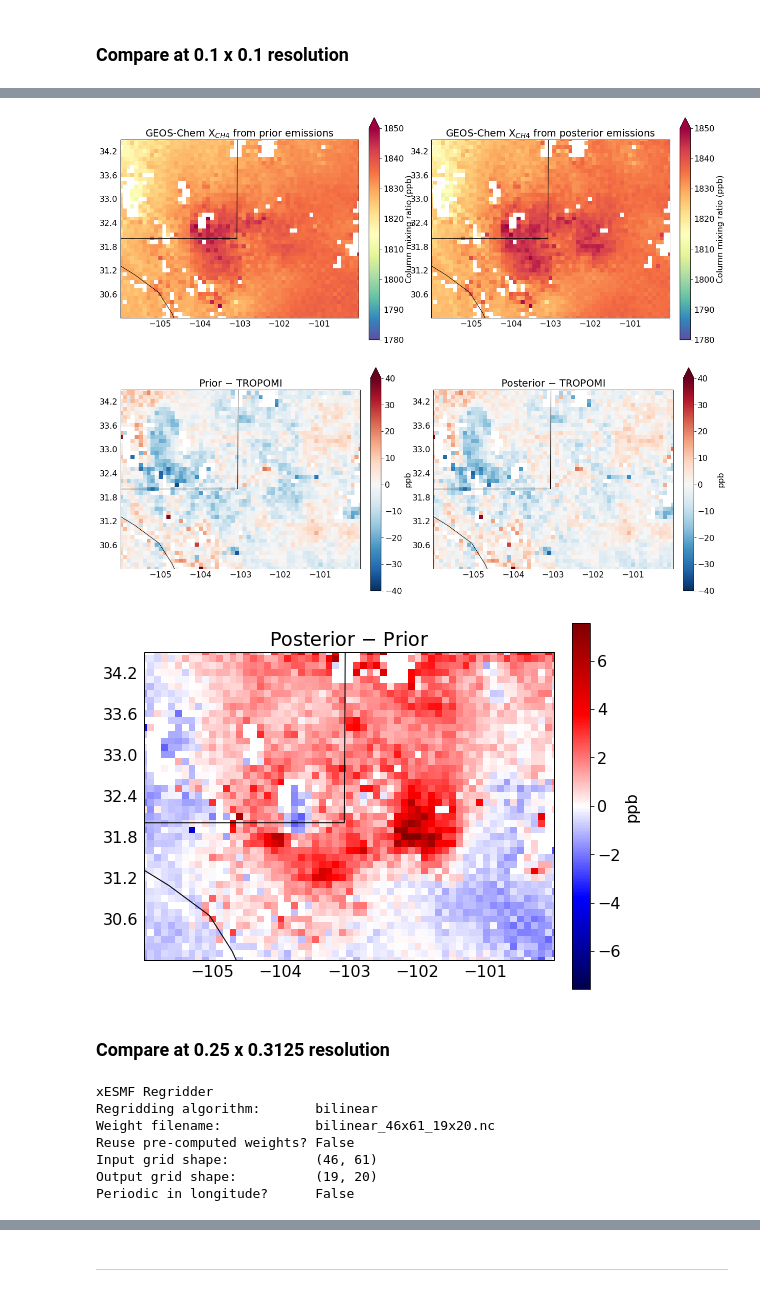
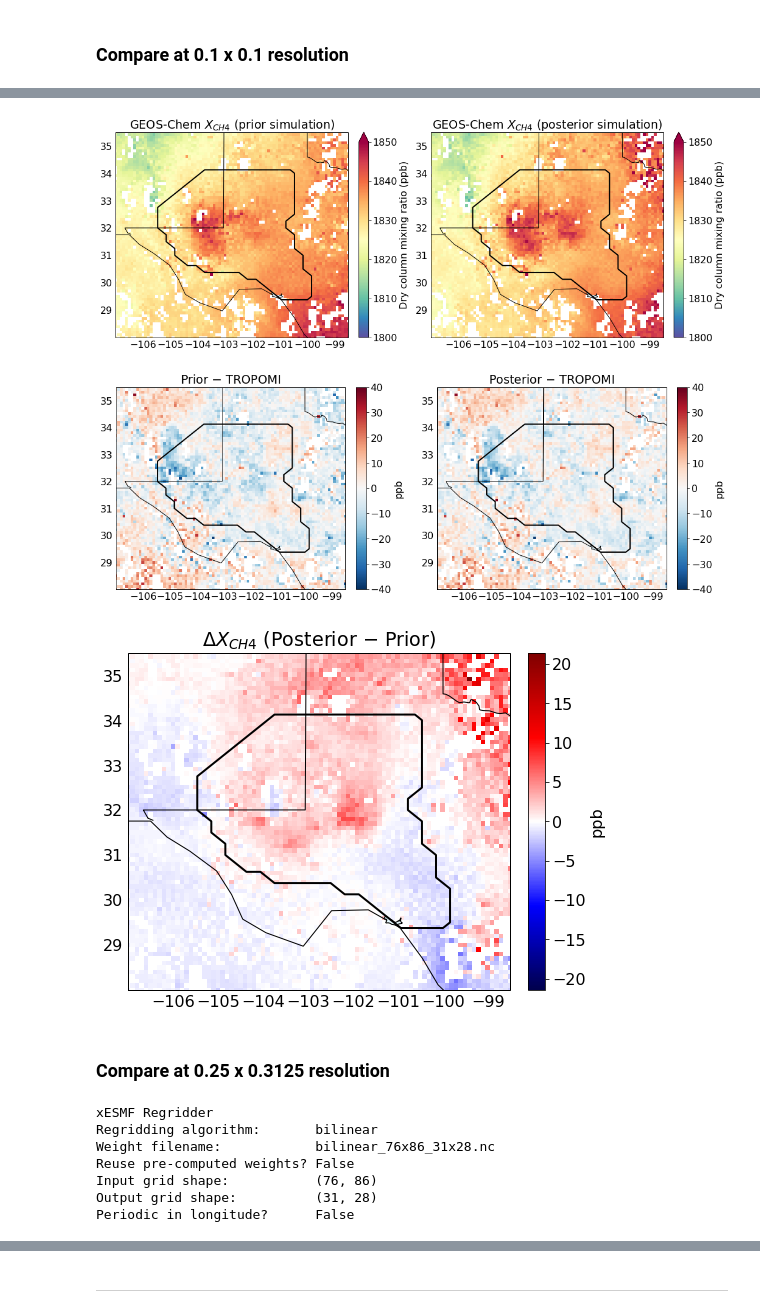
Before and after one commit to ACMG-CH4/CH4_TROPOMI_INV, a Jupyter notebook: visualization_notebook.ipynb, the cells around one changed output, grey strips where cells are left out. Saved outputs shown, nothing was run; the diff lists cells and outputs as text; code cells hidden in the pictures.

```diff
--- a/visualization_notebook.ipynb
+++ b/visualization_notebook.ipynb
@@ -14,8 +16,19 @@ import colorcet as cc
+# %%
+# Set the number of buffer elements in the state vector
+nbuff = 8 # Default 8, modify if necessary
+
+# Open the state vector file
+state_vector_filepath = './../Clusters_permian_kmeans.nc'   #### FIX: Hard-coded, Permian filepath
+state_vector = xr.open_dataset(state_vector_filepath)
+state_vector_labels = state_vector['Clusters']              #### FIX: Remove "clusters" language
+
+# Identify the last element of the region of interest
+last_ROI_cluster = int(state_vector_labels.values.max() - nbuff) #
 # %% [markdown]
 # Plotting functions
 # %%
 def plot_field(ax, field, cmap, plot_type='pcolormesh', lon_bounds=None, lat_bounds=None,
-               levels=21, vmin=None, vmax=None, title=None, cbar_label=None, only_ROI=False):
+               levels=21, vmin=None, vmax=None, title=None, cbar_label=None, mask=None, only_ROI=False):
     #### FIX: Comment function
 
     # Select map features
@@ -30,7 +43,6 @@ def plot_field(ax, field, cmap, plot_type='pcolormesh', lon_bounds=None, lat_bou
     # Show only ROI values?
     if only_ROI:
         field = field.where((state_vector_labels <= last_ROI_cluster))
-        #### FIX? Requires pre-defined state_vector_labels and last_ROI_cluster
 
     # Plot
     if plot_type == 'pcolormesh':
@@ -51,6 +63,10 @@ def plot_field(ax, field, cmap, plot_type='pcolormesh', lon_bounds=None, lat_bou
         extent = [lon_bounds[0], lon_bounds[1], lat_bounds[0], lat_bounds[1]]
         ax.set_extent(extent, crs=ccrs.PlateCarree())
 
+    # Show boundary of ROI?
+    if mask is not None:
+        mask.plot.contour(levels=1,colors='k',linewidths=2,ax=ax);
+
     # Remove duplicated axis labels
     gl = ax.gridlines(crs=ccrs.PlateCarree(), draw_labels=True, alpha=0)
     gl.ylabels_right = False
@@ -97,6 +107,9 @@ mean_lat = np.mean(state_vector.lat.values)
 window_radius = 5 # degrees
 lon_bounds = [mean_lon-window_radius, mean_lon+window_radius]
 lat_bounds = [mean_lat-window_radius, mean_lat+window_radius]
+# %%
+# Define mask for ROI, to be used later
+mask = (state_vector_labels <= last_ROI_cluster)
 # %% [markdown]
 ### Prior and Posterior emissions
 # %%
@@ -205,9 +213,9 @@ DOFS = 10.847433316047644
 # %% [markdown]
 # Compare TROPOMI and GEOS-Chem columns
 # %%
-# Redefine lat/lon bounds
-lat_bounds = [30,34.5]
-lon_bounds = [-106,-100]
+# Shrink the lat/lon bounds
+lat_bounds = [28, 35.5]
+lon_bounds = [-107, -98.5]
 # %%
 # Get observed and GEOS-Chem-simulated TROPOMI columns
 files = np.sort(os.listdir(satdat_dir))
@@ -310,47 +321,47 @@ plot_field(ax, ds['tropomi'], cmap='Spectral_r', plot_type='imshow',
 # %%
 # Mean prior and posterior GEOS-Chem XCH4 columns on 0.1 x 0.1 grid
-fig = plt.figure(figsize=(20,8))
+fig = plt.figure(figsize=(17,6.2))
 ax1, ax2 = fig.subplots(1,2,subplot_kw={'projection': ccrs.PlateCarree()})
 
 plot_field(ax1, ds['geos_prior'], cmap='Spectral_r', plot_type='imshow',
-           vmin=1780, vmax=1850, lon_bounds=lon_bounds, lat_bounds=lat_bounds,
-           title='GEOS-Chem X$_{CH4}$ from prior emissions', cbar_label='Column mixing ratio (ppb)',
-           only_ROI=False)
+           vmin=1800, vmax=1850, lon_bounds=lon_bounds, lat_bounds=lat_bounds,
+           title='GEOS-Chem $X_{CH4}$ (prior simulation)', cbar_label='Dry column mixing ratio (ppb)',
+           mask=mask, only_ROI=False)
 
 plot_field(ax2, ds['geos_posterior'], cmap='Spectral_r', plot_type='imshow',
-           vmin=1780, vmax=1850, lon_bounds=lon_bounds, lat_bounds=lat_bounds,
-           title='GEOS-Chem X$_{CH4}$ from posterior emissions', cbar_label='Column mixing ratio (ppb)',
-           only_ROI=False)
+           vmin=1800, vmax=1850, lon_bounds=lon_bounds, lat_bounds=lat_bounds,
+           title='GEOS-Chem $X_{CH4}$ (posterior simulation)', cbar_label='Dry column mixing ratio (ppb)',
+           mask=mask, only_ROI=False)
 # %% [output]
-[figure, old version]
+[figure, new version]
 # %%
 # Plot differences between GEOS-Chem and TROPOMI XCH4
-fig = plt.figure(figsize=(20,8))
+fig = plt.figure(figsize=(17,6))
 ax1, ax2 = fig.subplots(1,2,subplot_kw={'projection': ccrs.PlateCarree()})
 
 plot_field(ax1, ds['diff_tropomi_prior'], cmap='RdBu_r', plot_type='imshow',
            vmin=-40, vmax=40, lon_bounds=lon_bounds, lat_bounds=lat_bounds,
            title='Prior $-$ TROPOMI', cbar_label='ppb',
-           only_ROI=False)
+           mask=mask, only_ROI=False)
 
 plot_field(ax2, ds['diff_tropomi_posterior'], cmap='RdBu_r', plot_type='imshow',
            vmin=-40, vmax=40, lon_bounds=lon_bounds, lat_bounds=lat_bounds,
            title='Posterior $-$ TROPOMI', cbar_label='ppb',
-           only_ROI=False)
+           mask=mask, only_ROI=False)
 # %% [output]
-[figure, old version]
+[figure, new version]
 # %%
 # Plot differences between posterior and prior simulated XCH4
-fig = plt.figure(figsize=(8,8))
+fig = plt.figure(figsize=(8,6.2))
 ax = fig.subplots(1,1,subplot_kw={'projection': ccrs.PlateCarree()})
 
 plot_field(ax, ds['geos_posterior']-ds['geos_prior'],
            cmap='seismic', plot_type='imshow',
            lon_bounds=lon_bounds, lat_bounds=lat_bounds,
-           title='Posterior $-$ Prior', cbar_label='ppb',
-           only_ROI=False)
+           title='$\Delta X_{CH4}$ (Posterior $-$ Prior)', cbar_label='ppb',
+           mask=mask, only_ROI=False)
 # %% [output]
-[figure, old version]
+[figure, new version]
 # %% [markdown]
 ### Compare at 0.25 x 0.3125 resolution
 # %%
@@ -364,7 +375,7 @@ lon_min = reference_lon_grid[np.abs(reference_lon_grid - lon_bounds[0]).argmin()
 lat_max = reference_lat_grid[np.abs(reference_lat_grid - lat_bounds[1]).argmin()]
 lon_max = reference_lon_grid[np.abs(reference_lon_grid - lon_bounds[1]).argmin()]
 
-# Create an xESMF regridder object to resample the mask on the grid HEMCO expects
+# Create an xESMF regridder object to resample the data on the grid HEMCO expects
 new_lat_grid = np.arange(lat_min, lat_max+0.25, 0.25)
 new_lon_grid = np.arange(lon_min, lon_max+0.3125, 0.3125)
 ds_out = xr.Dataset({'lat': (['lat'], new_lat_grid),
@@ -377,10 +388,10 @@ regridder
 # %% [output]
 xESMF Regridder
 Regridding algorithm:       bilinear
-Weight filename:            bilinear_46x61_19x20.nc
+Weight filename:            bilinear_76x86_31x28.nc
 Reuse pre-computed weights? False
-Input grid shape:           (46, 61)
-Output grid shape:          (19, 20)
+Input grid shape:           (76, 86)
+Output grid shape:          (31, 28)
 Periodic in longitude?      False
 # %%
 # Regrid the data
```
Also changed, not shown: parts of 22 cells of this notebook.
